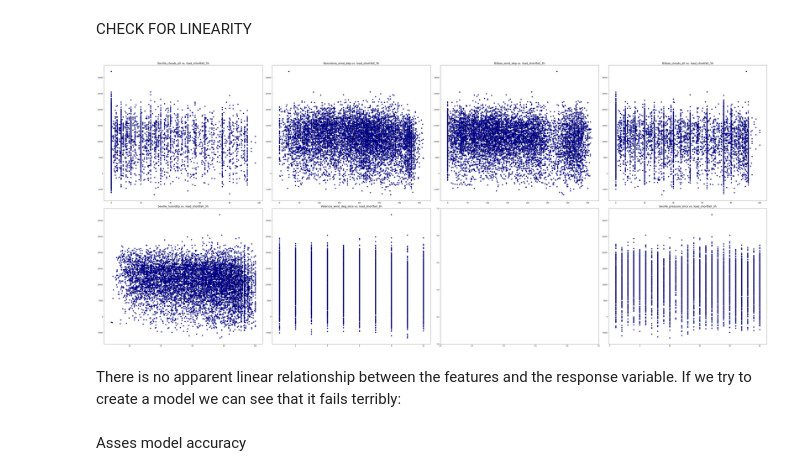
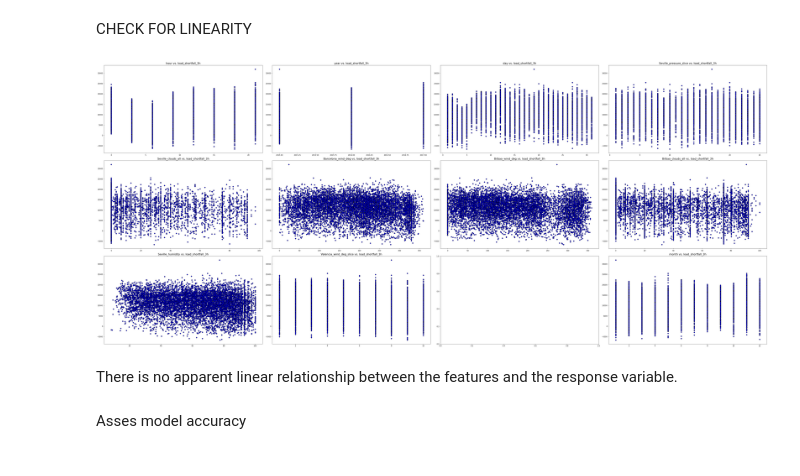
Before and after one commit to KenCBonyo/2110ACDS_ND5, a Jupyter notebook: starter-notebook.ipynb, the cells around one changed output. Saved outputs shown, nothing was run; the diff lists cells and outputs as text; code cells hidden in the pictures.

```diff
--- a/starter-notebook.ipynb
+++ b/starter-notebook.ipynb
@@ -529,6 +541,6 @@ The OLS summary still indicates strong multicollinearity. We need to filter the
 Lets evaluate features that have the strongest correlations (both positive and negative)
 # %%
 #calculate the correlation between predictor variables and the response variable
-corrs = df.corr()['load_shortfall_3h'].sort_values(ascending=False)
+corrs = spain_df.corr()['load_shortfall_3h'].sort_values(ascending=False)
 # %% [markdown]
 Using Pearson regression from SciPy:
@@ -540,7 +554,7 @@ my_dict = {}
 
 column_titles = [col for col in corrs.index if col!='load_shortfall_3h']
 for col in column_titles:
-    p_val = round(pearsonr(df[col], df['load_shortfall_3h'])[1],6)
+    p_val = round(pearsonr(spain_df[col], spain_df['load_shortfall_3h'])[1],6)
     my_dict[col] = {'Correlation_Coefficient':corrs[col],
                     'P_Value':p_val}
 
@@ -573,11 +587,11 @@ All the features are statistically significant. i.e their p-values are <0.05
 Keep all the features in a dataframe x
 # %%
 #the dependent variable is still the same
-y_shortfall= df['load_shortfall_3h']
+y_shortfall= spain_df['load_shortfall_3h']
 
 #model building - independent variable (IV) DataFrame
 X_names = list (df_cp[df_cp['P_Value'] < 0.05].index)
-X_data = df[X_names]
+X_data = spain_df[X_names]
 # %% [markdown]
 Look for predictor variable pairs which have a high correlation with each other to avoid autocorrelation.
 # %%
@@ -722,8 +737,8 @@ Variance Threshhold
 # %%
 #Seperate independent variables from the dependent variable
 x_names = X_corr_names
-x_data = df[x_names]
-y_data = df[y_shortfall]
+x_data = spain_df[x_names]
+y_data = spain_df[y_shortfall]
 # %%
 #Normalize data
 from sklearn.preprocessing import MinMaxScaler
@@ -983,19 +998,19 @@ MULTIPLE LINEAR REGRESSION MODEL
 # %% [markdown]
 CHECK FOR LINEARITY
 # %%
-fig, axs = plt.subplots(2,4, figsize=(56,24),)
+fig, axs = plt.subplots(3,4, figsize=(56,24),)
 fig.subplots_adjust(hspace = 0.5, wspace=.2)
 axs = axs.ravel()
 
 for index, column in enumerate(x_new_1.columns):
     axs[index-1].set_title("{} vs. load_shortfall_3h".format(column),fontsize=16)
     axs[index-1].scatter(x=df[column],y=df['load_shortfall_3h'],color='blue',edgecolor='k')
 
 fig.tight_layout(pad=1)
 # %% [output]
-[figure, old version]
+[figure, new version]
 # %% [markdown]
-There is no apparent linear relationship between the features and the response variable. If we try to create a model we can see that it fails terribly:
+There is no apparent linear relationship between the features and the response variable.
 # %%
 from sklearn.linear_model import LinearRegression
 from sklearn.model_selection import train_test_split
```
Also changed, not shown: parts of 189 cells of this notebook.
